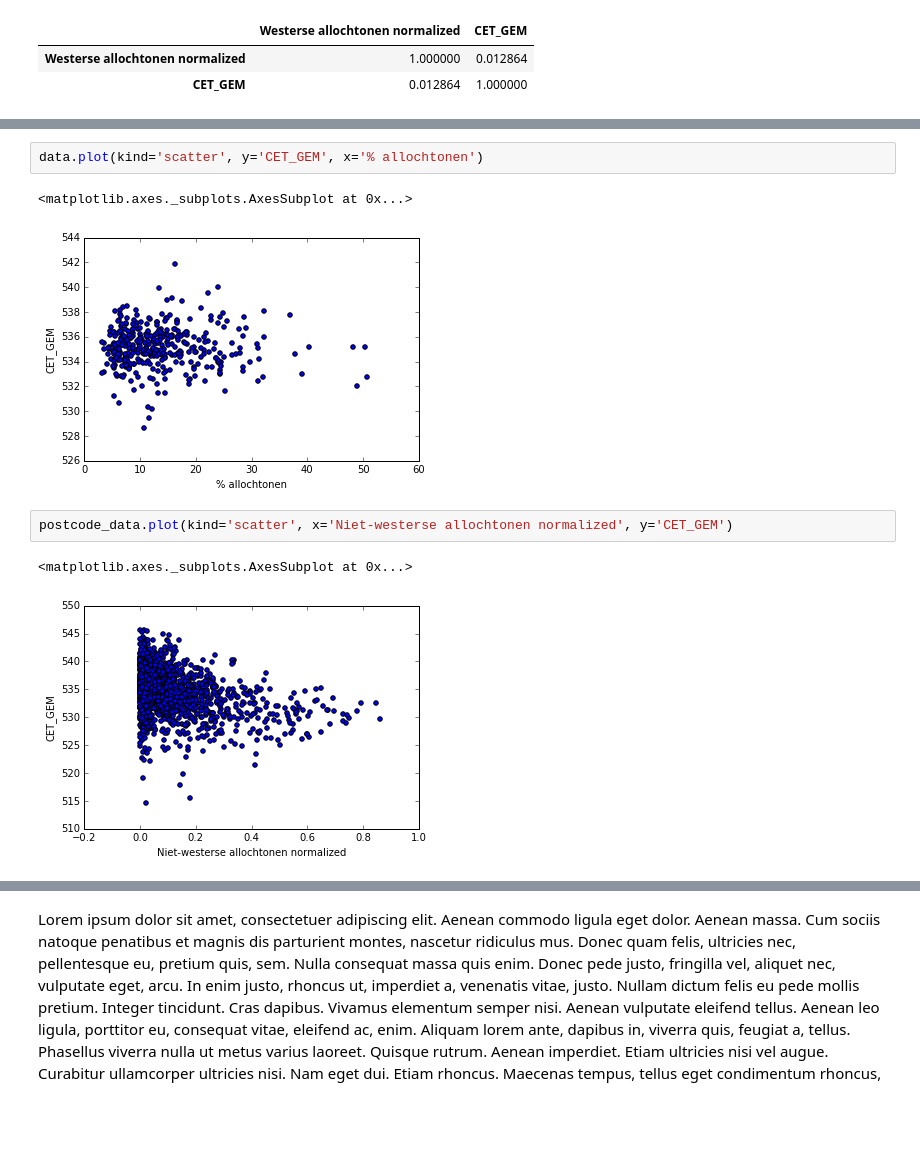
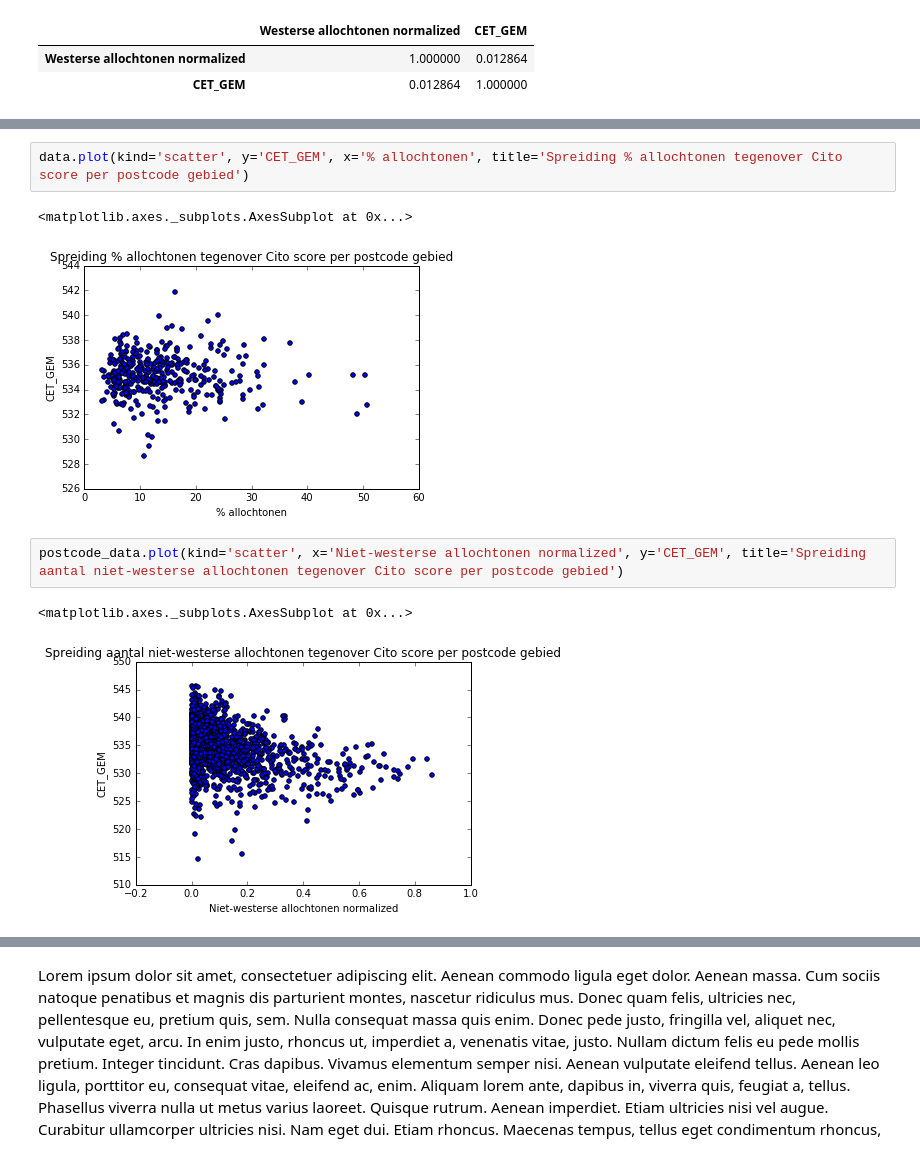
Before and after one commit to MJJMeijerink/MJJMeijerink.github.io, a Jupyter notebook: DataScience/Slides/Final Data Science Project 2016.ipynb, the cells around one changed output, grey strips where cells are left out. Saved outputs shown, nothing was run; the diff lists cells and outputs as text; blank space fills up the shorter version.

```diff
--- a/DataScience/Slides/Final Data Science Project 2016.ipynb
+++ b/DataScience/Slides/Final Data Science Project 2016.ipynb
@@ -246,11 +264,11 @@ data.plot(kind='scatter', y='CET_GEM', x='WW-uitkeringen')
 # %%
-data.plot(kind='scatter', y='CET_GEM', x='% allochtonen')
+data.plot(kind='scatter', y='CET_GEM', x='% allochtonen', title='Spreiding % allochtonen tegenover Cito score per postcode gebied')
 # %% [output]
 <matplotlib.axes._subplots.AxesSubplot at 0x...>
-[figure, old version]
+[figure, new version]
 # %%
-postcode_data.plot(kind='scatter', x='Niet-westerse allochtonen normalized', y='CET_GEM')
+postcode_data.plot(kind='scatter', x='Niet-westerse allochtonen normalized', y='CET_GEM', title='Spreiding aantal niet-westerse allochtonen tegenover Cito score per postcode gebied')
 # %% [output]
 <matplotlib.axes._subplots.AxesSubplot at 0x...>
-[figure, old version]
+[figure, new version]
 # %%
```
Also changed, not shown: parts of 20 cells of this notebook.
